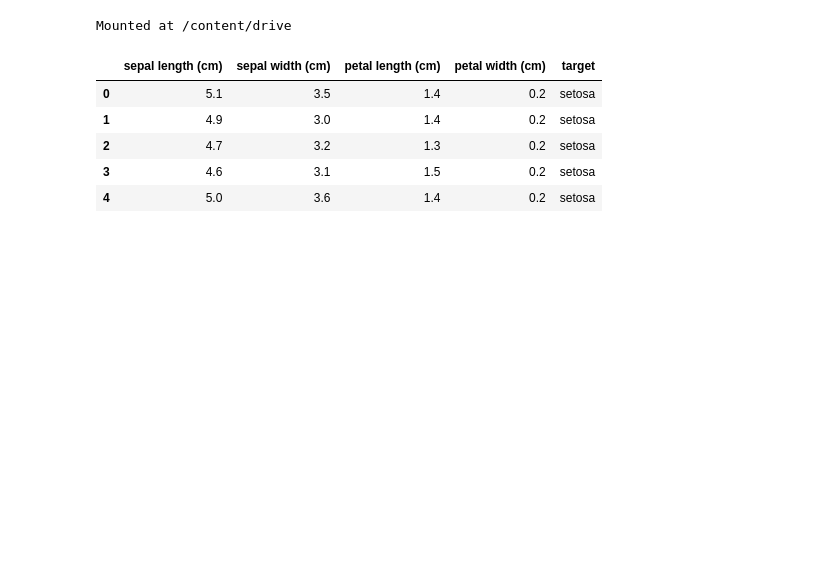
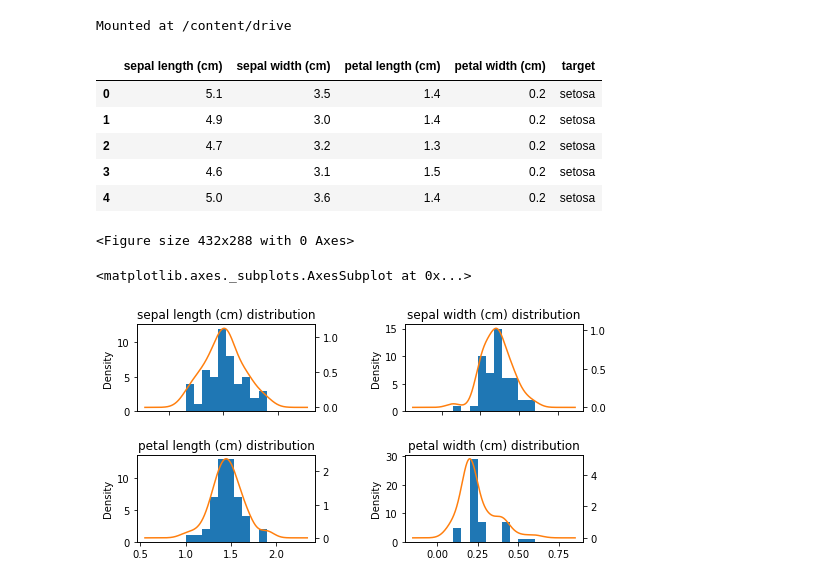
Before and after one commit to s2ul2/bitamin, a Jupyter notebook: 나이브베이즈.ipynb, the cells around one changed output. Drawn from its saved outputs; the diff is of its cells as text; code cells hidden in the pictures; blank space fills up the shorter version.

```diff
--- a/나이브베이즈.ipynb
+++ b/나이브베이즈.ipynb
@@ -28,3 +28,41 @@ df.head()
 | 2 | 4.7 | 3.2 | 1.3 | 0.2 | setosa |
 | 3 | 4.6 | 3.1 | 1.5 | 0.2 | setosa |
 | 4 | 5.0 | 3.6 | 1.4 | 0.2 | setosa |
+# %%
+setosa = df[df.target == 'setosa']
+versicolor = df[df.target == 'versicolor']
+virginica = df[df.target == 'virginica']
+# %%
+import matplotlib.pyplot as plt
+fig = plt.figure()
+# %% [output]
+<Figure size 432x288 with 0 Axes>
+# %%
+# setosa의 분포
+fig, ax = plt.subplots(2, 2)
+plt.subplots_adjust(wspace = 0.5, hspace = 0.5)
+
+setosa['sepal length (cm)'].plot(kind = 'hist', ax = ax[0, 0])
+setosa['sepal length (cm)'].plot(kind = 'kde', ax = ax[0, 0],
+                                secondary_y = True,
+                                 title = 'sepal length (cm) distribution',
+                                 figsize = (8, 4))
+
+setosa['sepal width (cm)'].plot(kind = 'hist', ax = ax[0, 1])
+setosa['sepal width (cm)'].plot(kind = 'kde', ax = ax[0, 1],
+                                secondary_y = True,
+                                 title = 'sepal width (cm) distribution',
+                                 figsize = (8, 4))
+setosa['petal length (cm)'].plot(kind = 'hist', ax = ax[1, 0])
+setosa['petal length (cm)'].plot(kind = 'kde', ax = ax[1, 0],
+                                secondary_y = True,
+                                 title = 'petal length (cm) distribution',
+                                 figsize = (8, 4))
+setosa['petal width (cm)'].plot(kind = 'hist', ax = ax[1, 1])
+setosa['petal width (cm)'].plot(kind = 'kde', ax = ax[1, 1],
+                                secondary_y = True,
+                                 title = 'petal width (cm) distribution',
+                                 figsize = (8, 4))
+# %% [output]
+<matplotlib.axes._subplots.AxesSubplot at 0x...>
+[figure, added]
```
Also changed, not shown: parts of 7 cells of this notebook.
